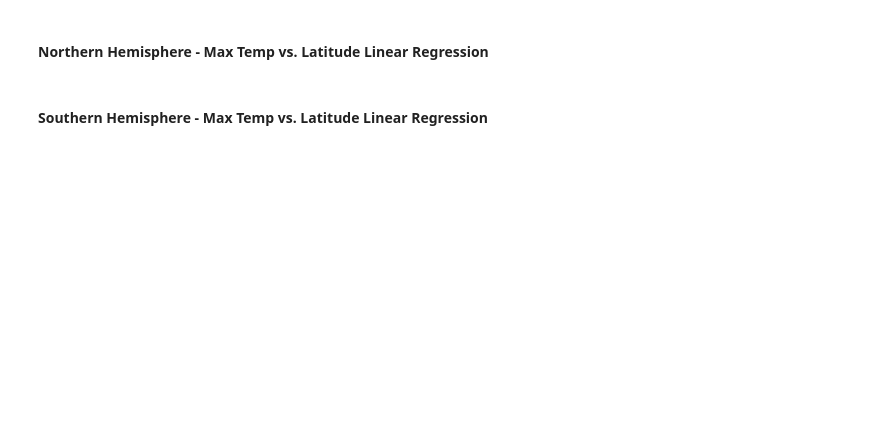
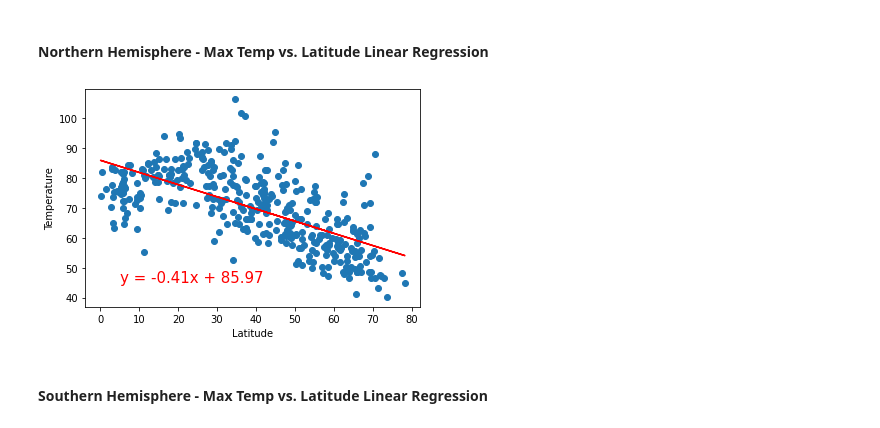
Before and after one commit to ande3674/python-api-challenge, a Jupyter notebook: WeatherPy/WeatherPy.ipynb, the cells around one changed output. Saved outputs shown, nothing was run; the diff lists cells and outputs as text; code cells hidden in the pictures; blank space fills up the shorter version.

```diff
--- a/WeatherPy/WeatherPy.ipynb
+++ b/WeatherPy/WeatherPy.ipynb
@@ -233,2 +246,20 @@ plt.show()
+# %%
+# OPTIONAL: Create a function to create Linear Regression plots
+def plot_data(x, y, xlabel='', ylabel=''):
+    (slope, intercept, rvalue, pvalue, stderr) = linregress(x, y)
+    regress_values = x * slope + intercept
+    line_eq = "y = " + str(round(slope,2)) + "x + " + str(round(intercept,2))
+
+    plt.scatter(x, y)
+    plt.plot(x, regress_values, "r-")
+    plt.annotate(line_eq, (min(x)+5, min(y)+5), fontsize=15, color="red")
+
+    plt.xlabel(xlabel)
+    plt.ylabel(ylabel)
+
+    plt.show()
 # %%
 # Create Northern and Southern Hemisphere DataFrames
+northern_df = city_df[city_df["Latitude"] >= 0]
+northern_df = northern_df.astype({"Humidity" : "int64", "Cloudiness" : "int64"})
+northern_df.head(10)
@@ -235,4 +295,8 @@ plt.show()
 # %% [markdown]
 ####  Northern Hemisphere - Max Temp vs. Latitude Linear Regression
+# %%
+plot_data(northern_df["Latitude"], northern_df["Temperature"], "Latitude", "Temperature")
+# %% [output]
+[figure, added]
 # %% [markdown]
 ####  Southern Hemisphere - Max Temp vs. Latitude Linear Regression
```
Also changed, not shown: parts of 13 cells of this notebook.
